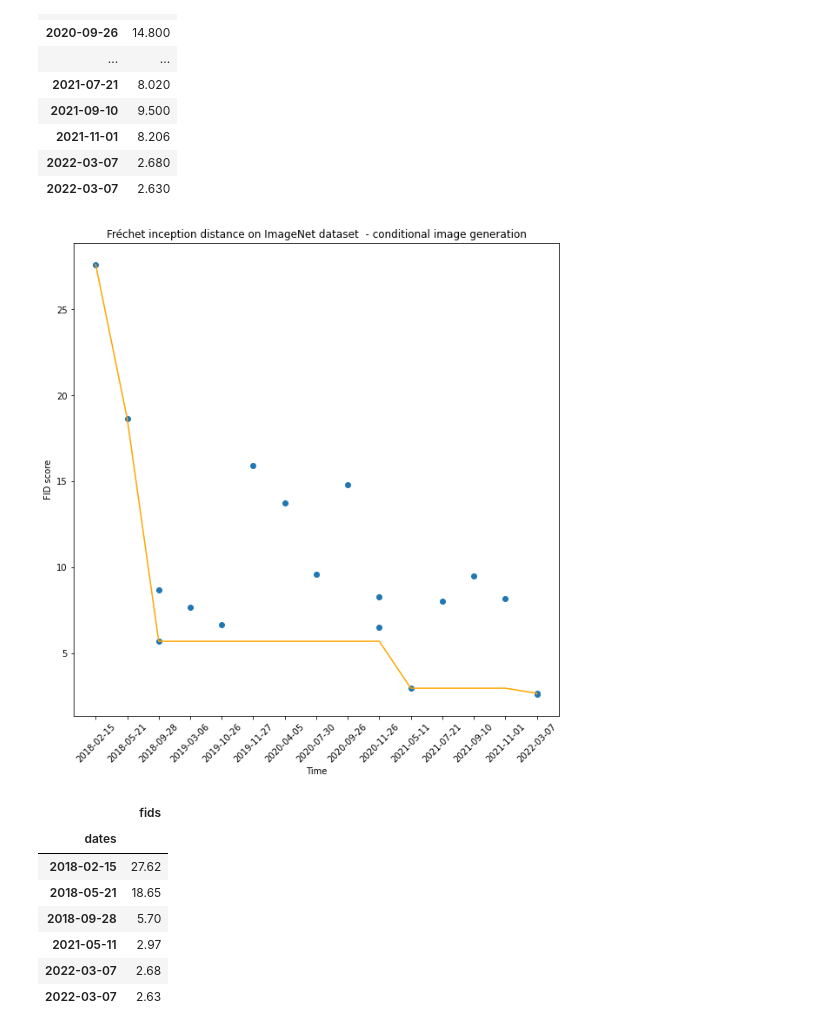
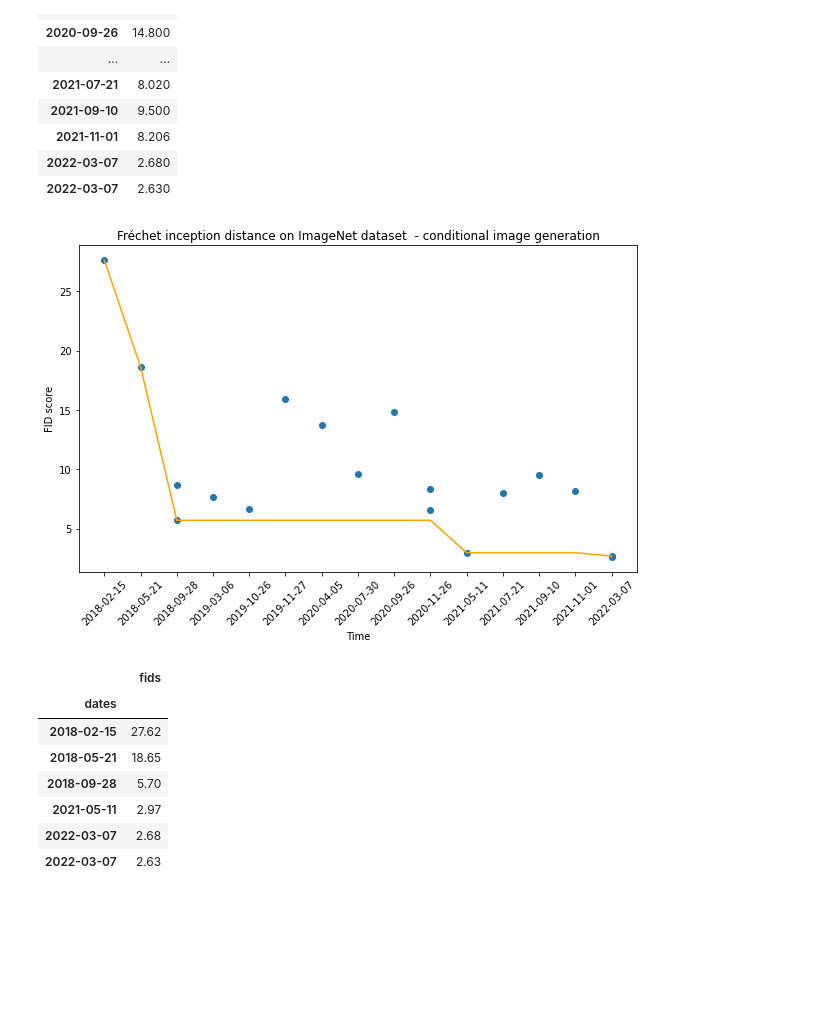
Before and after one commit to solalatus/deepfake_popularity, a Jupyter notebook: paperswithcode_downloader.ipynb, the cells around one changed output. Saved outputs shown, nothing was run; the diff lists cells and outputs as text; code cells hidden in the pictures; blank space fills up the shorter version.

Commit message:
finalized Paperswithcode FID imagenet prediciton

```diff
--- a/paperswithcode_downloader.ipynb
+++ b/paperswithcode_downloader.ipynb
@@ -147,7 +154,7 @@ task_evaluation_metrics_list
  Metric(id='ef083821-b8c5-4976-81c1-6b77ca26c7fe', name='FID', description='', is_loss=True),
  Metric(id='00380096-929b-4fba-b4d9-6a1d9535b31d', name='Intra-FID', description='', is_loss=True)]
 # %%
-cifar10_results = client.evaluation_result_list(evaluation_id=all_evaluation_tables[0].id).results
+cifar10_results = client.evaluation_result_list(evaluation_id="conditional-image-generation-on-cifar-10").results
 cifar10_results
 # %% [output]
 [Result(id='4026f1aa-3635-4673-87d3-d89fa11ea206', best_rank=1, metrics={'Inception score': '10.51', 'FID': '2.26'}, methodology='StyleGAN2 + DiffAugment + D2D-CE', uses_additional_data=False, paper=' ...
@@ -231,7 +238,7 @@ plt.show()
 # %% [output]
 [figure]
 # %%
-imagenet_results = client.evaluation_result_list(evaluation_id=all_evaluation_tables[6].id).results
+imagenet_results = client.evaluation_result_list(evaluation_id="conditional-image-generation-on-imagenet").results
 imagenet_results
 # %% [output]
 [Result(id='47c2e8e0-b98d-45a6-8e9d-101e1d444b3d', best_rank=1, metrics={'FID': '2.63', 'Inception score': '159.72'}, methodology='ADM-G + EDS (ED-DPM, classifier_scale=0.4)', uses_additional_data=Fal ...
@@ -309,17 +316,17 @@ imagenet_df
 | 2022-03-07 | 2.630 |
 # %%
 fig, ax = plt.subplots()
-plt.gcf().set_size_inches(10, 10)
+plt.gcf().set_size_inches(10, 6)
 ax.scatter(imagenet_df.index, imagenet_df.fids)
 plt.plot(imagenet_df.cummin(), color="orange")
 plt.xticks(rotation = 45)
 ax.set_xlabel("Time")
 ax.set_ylabel("FID score")
 ax.set_title("Fréchet inception distance on ImageNet dataset  - conditional image generation")
 
 plt.show()
 # %% [output]
-[figure, old version]
+[figure, new version]
 # %%
 targets = imagenet_df.cummin().drop_duplicates()
 targets
```
Also changed, not shown: parts of 15 cells of this notebook.
